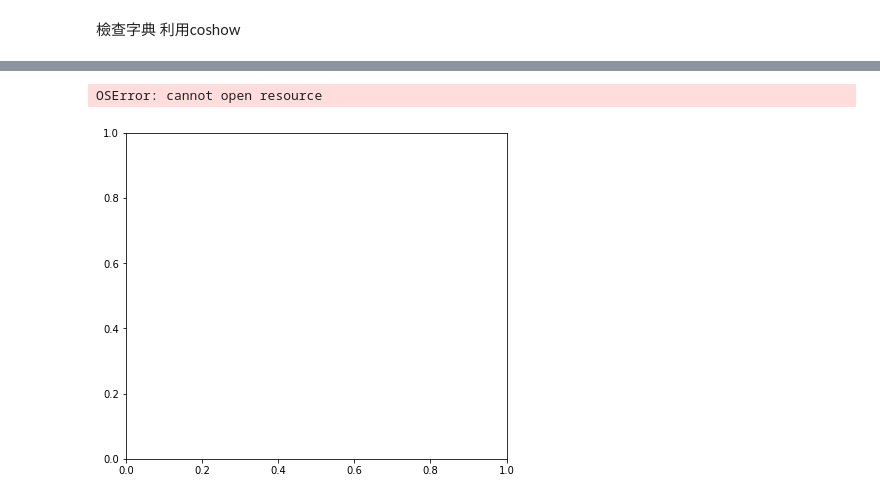
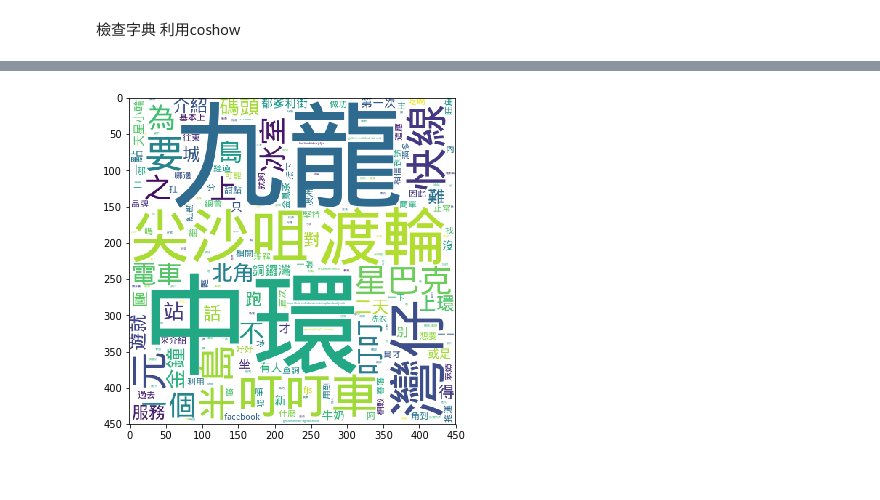
Before and after one commit to minerve33w/in_home, a Jupyter notebook: FinalProject/ tourism_analysis_01.ipynb, the cells around one changed output, grey strips where cells are left out. Drawn from its saved outputs; the diff is of its cells as text; code cells hidden in the pictures.

```diff
--- a/FinalProject/ tourism_analysis_01.ipynb
+++ b/FinalProject/ tourism_analysis_01.ipynb
@@ -195,13 +185,12 @@ list(first_text.items())[0:10] # 檢視一下轉換結果
 # %%
-#linux_font = r'/Users/leeyishan/Documents/GitHub/in_home/FinalProject/wqy-microhei.ttc'
-linux_font = r'/Users/Minerva/Documents/GitHub_table_computer/in_home/FinalProject/wqy-microhei.ttc'
+linux_font = r'/Users/leeyishan/Documents/GitHub/in_home/FinalProject/wqy-microhei.ttc'
+#linux_font = r'/Users/Minerva/Documents/GitHub_table_computer/in_home/FinalProject/wqy-microhei.ttc'
 #記得自行需要下載，與修改路徑
 plt.figure(figsize=(15, 6))
 ax1 = plt.subplot(121)
 plot_wordcloud(first_text, ax=ax1, font_path=linux_font, height=450, width=450)
 # %% [output]
-OSError: cannot open resource
-[figure, old version]
+[figure, new version]
 # %%
 #修正過後
 plt.figure(figsize=(20, 15))
```
Also changed, not shown: parts of 9 cells of this notebook.
